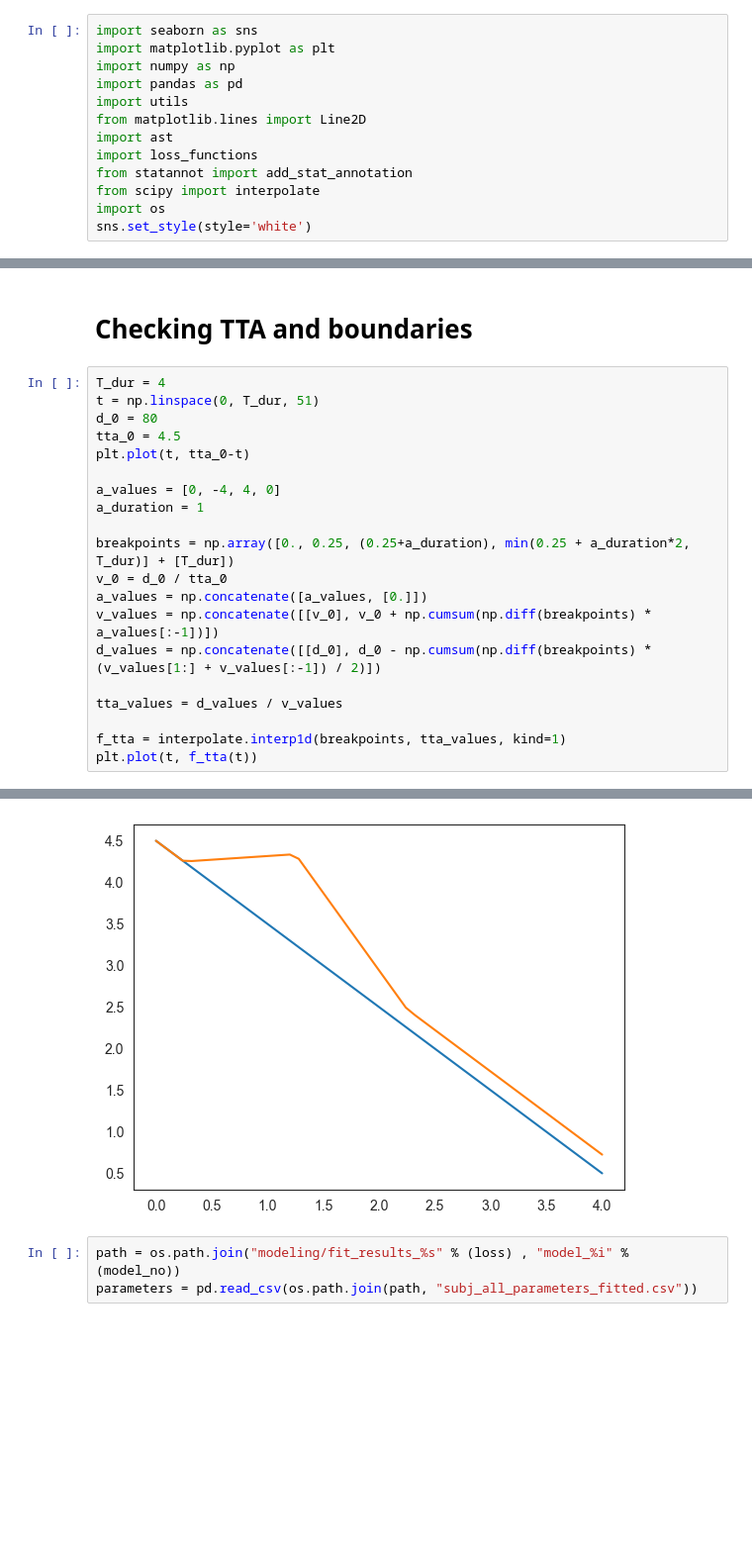
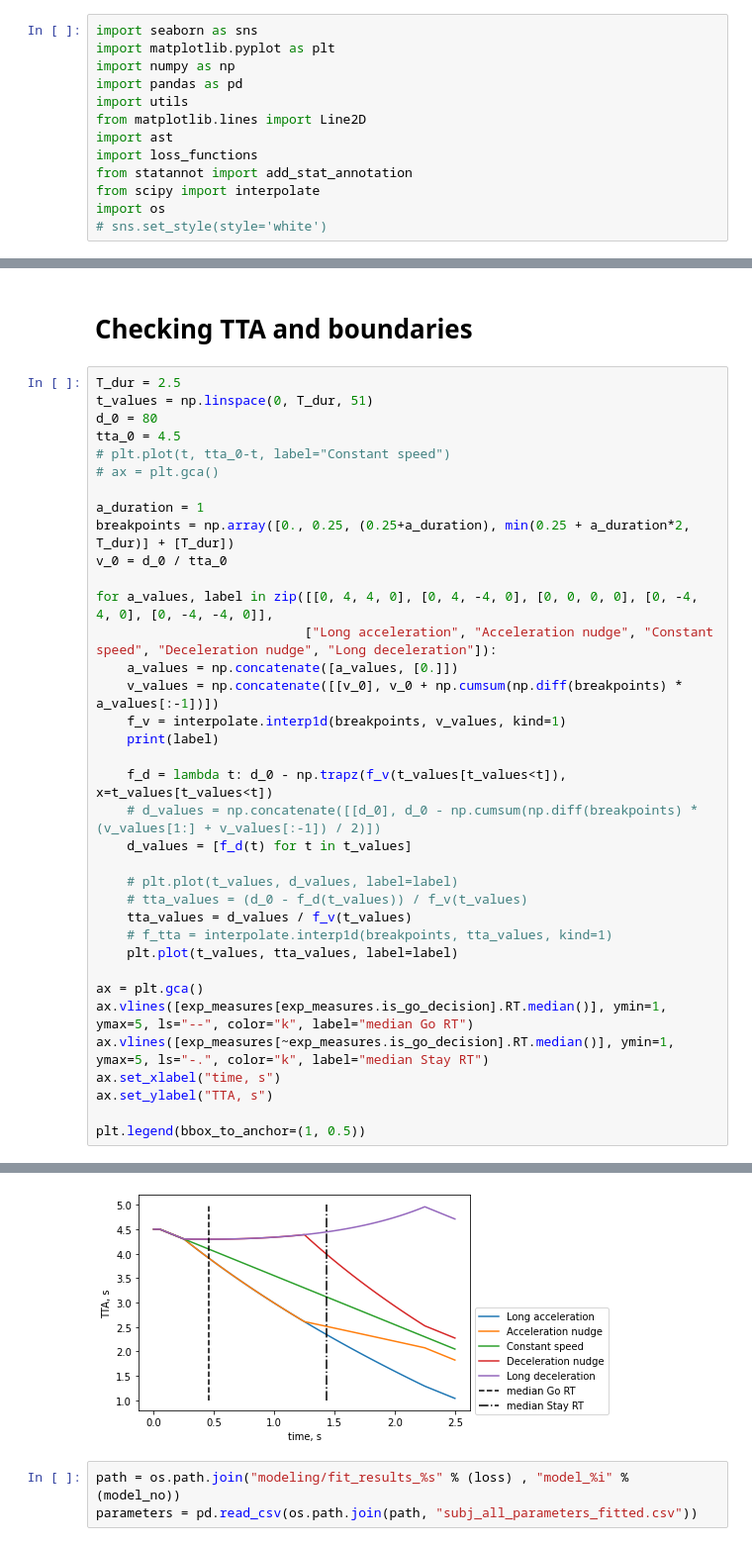
Before and after one commit to tud-hri/nudging-humans-in-traffic, a Jupyter notebook: 04_figures.ipynb, the cells around one changed output, grey strips where cells are left out. Shown at 99% size. Drawn from its saved outputs; the diff is of its cells as text; blank space fills up the shorter version.

```diff
--- a/04_figures.ipynb
+++ b/04_figures.ipynb
@@ -10,7 +10,7 @@ import loss_functions
 from statannot import add_stat_annotation
 from scipy import interpolate
 import os
-sns.set_style(style='white')
+# sns.set_style(style='white')
 # %%
 exp_measures = pd.read_csv("data/measures.csv")
 
@@ -462,23 +496,39 @@ for loss in ["bic", "wls", "vincent"]:
 # %% [markdown]
 # Checking TTA and boundaries
 # %%
-T_dur = 4
-t = np.linspace(0, T_dur, 51)
+T_dur = 2.5
+t_values = np.linspace(0, T_dur, 51)
 d_0 = 80
 tta_0 = 4.5
-plt.plot(t, tta_0-t)
+# plt.plot(t, tta_0-t, label="Constant speed")
+# ax = plt.gca()
 
-a_values = [0, -4, 4, 0]
 a_duration = 1
-
 breakpoints = np.array([0., 0.25, (0.25+a_duration), min(0.25 + a_duration*2, T_dur)] + [T_dur])
 v_0 = d_0 / tta_0
-a_values = np.concatenate([a_values, [0.]])
-v_values = np.concatenate([[v_0], v_0 + np.cumsum(np.diff(breakpoints) * a_values[:-1])])
-d_values = np.concatenate([[d_0], d_0 - np.cumsum(np.diff(breakpoints) * (v_values[1:] + v_values[:-1]) / 2)])
 
-tta_values = d_values / v_values
+for a_values, label in zip([[0, 4, 4, 0], [0, 4, -4, 0], [0, 0, 0, 0], [0, -4, 4, 0], [0, -4, -4, 0]],
+                           ["Long acceleration", "Acceleration nudge", "Constant speed", "Deceleration nudge", "Long deceleration"]):
+    a_values = np.concatenate([a_values, [0.]])
+    v_values = np.concatenate([[v_0], v_0 + np.cumsum(np.diff(breakpoints) * a_values[:-1])])
+    f_v = interpolate.interp1d(breakpoints, v_values, kind=1)
+    print(label)
 
-f_tta = interpolate.interp1d(breakpoints, tta_values, kind=1)
-plt.plot(t, f_tta(t))
+    f_d = lambda t: d_0 - np.trapz(f_v(t_values[t_values<t]), x=t_values[t_values<t])
+    # d_values = np.concatenate([[d_0], d_0 - np.cumsum(np.diff(breakpoints) * (v_values[1:] + v_values[:-1]) / 2)])
+    d_values = [f_d(t) for t in t_values]
+
+    # plt.plot(t_values, d_values, label=label)
+    # tta_values = (d_0 - f_d(t_values)) / f_v(t_values)
+    tta_values = d_values / f_v(t_values)
+    # f_tta = interpolate.interp1d(breakpoints, tta_values, kind=1)
+    plt.plot(t_values, tta_values, label=label)
+
+ax = plt.gca()
+ax.vlines([exp_measures[exp_measures.is_go_decision].RT.median()], ymin=1, ymax=5, ls="--", color="k", label="median Go RT")
+ax.vlines([exp_measures[~exp_measures.is_go_decision].RT.median()], ymin=1, ymax=5, ls="-.", color="k", label="median Stay RT")
+ax.set_xlabel("time, s")
+ax.set_ylabel("TTA, s")
+
+plt.legend(bbox_to_anchor=(1, 0.5))
 # %% [output]
@@ -486,4 +541,4 @@ plt.plot(t, f_tta(t))
-[figure, old version]
+[figure, new version]
 # %%
 path = os.path.join("modeling/fit_results_%s" % (loss) , "model_%i" % (model_no))
 parameters = pd.read_csv(os.path.join(path, "subj_all_parameters_fitted.csv"))
```
Also changed, not shown: parts of 11 cells of this notebook, 3 other files.
